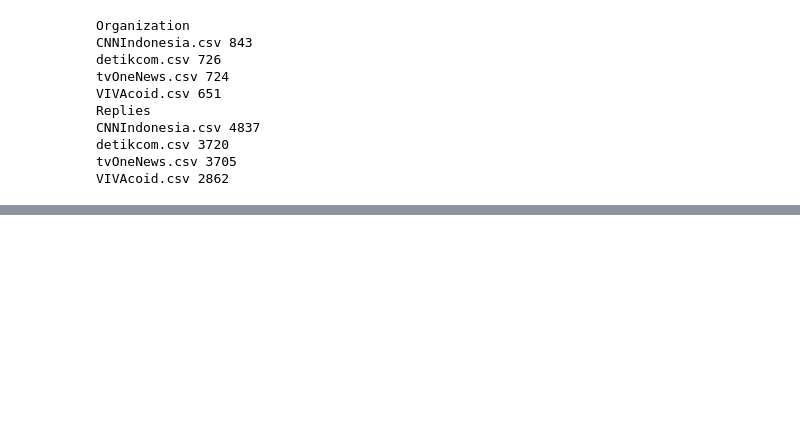
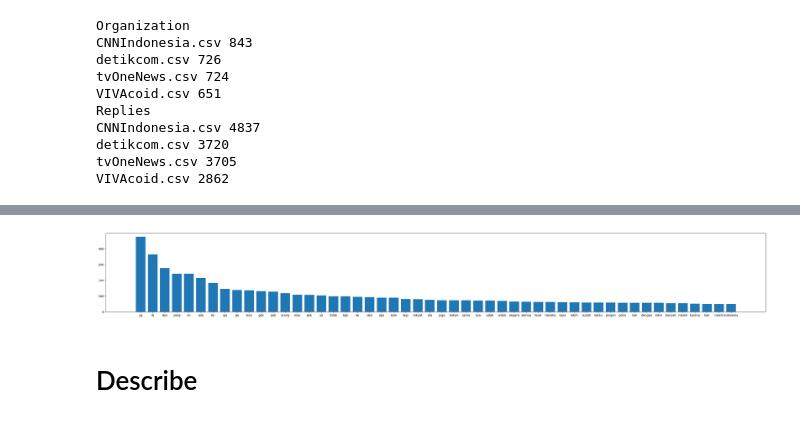
Before and after one commit to kaenova/Headline_Detection, a Jupyter notebook: src/2. Data Processing and Labeling/1. data_explore.ipynb, the cells around one changed output, grey strips where cells are left out. Saved outputs shown, nothing was run; the diff lists cells and outputs as text; code cells hidden in the pictures; blank space fills up the shorter version.

```diff
--- a/src/2. Data Processing and Labeling/1. data_explore.ipynb
+++ b/src/2. Data Processing and Labeling/1. data_explore.ipynb
@@ -41,0 +174,22 @@ VIVAcoid.csv 2862
+# %%
+all_words = []
+for i in labeling_replies_df:
+    tweets = labeling_replies_df[i]['tweet'].map(lambda x: preprocessor.process_text(x))
+    tweets = tweets.to_list()
+    for tweet in tweets:
+        all_words += tweet.split()
+
+word_num = {}
+for word in all_words:
+    if word not in word_num.keys():
+        word_num[word] = 0
+    word_num[word] += 1
+
+word_num = dict(sorted(word_num.items(), reverse=True, key=lambda item: item[1]))
+names = list(word_num.keys())[:num_word]
+values = list(word_num.values())[:num_word]
+plt.figure().set_figwidth(width_fig_size)
+plt.bar(range(num_word), values, tick_label=names)
+plt.show()
+# %% [output]
+[figure, added]
@@ -42,2 +210,4 @@ VIVAcoid.csv 2862
+# %% [markdown]
+# Describe
 # %%
 # max and min Fetched dates
```
Also changed, not shown: parts of 13 cells of this notebook, 9 other files.
